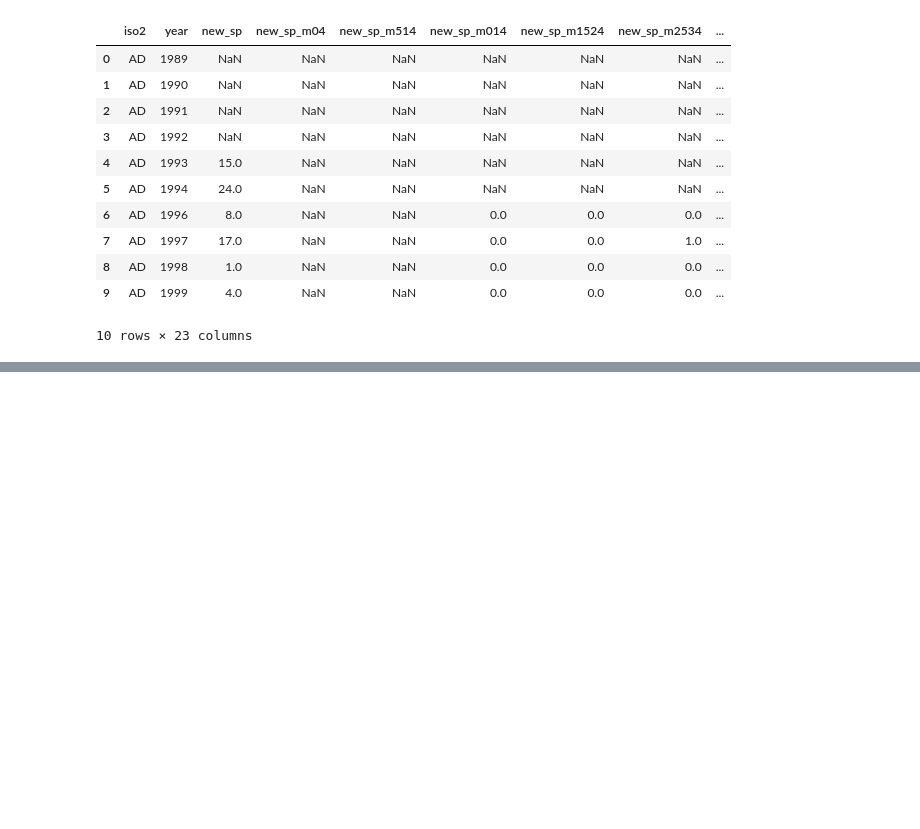
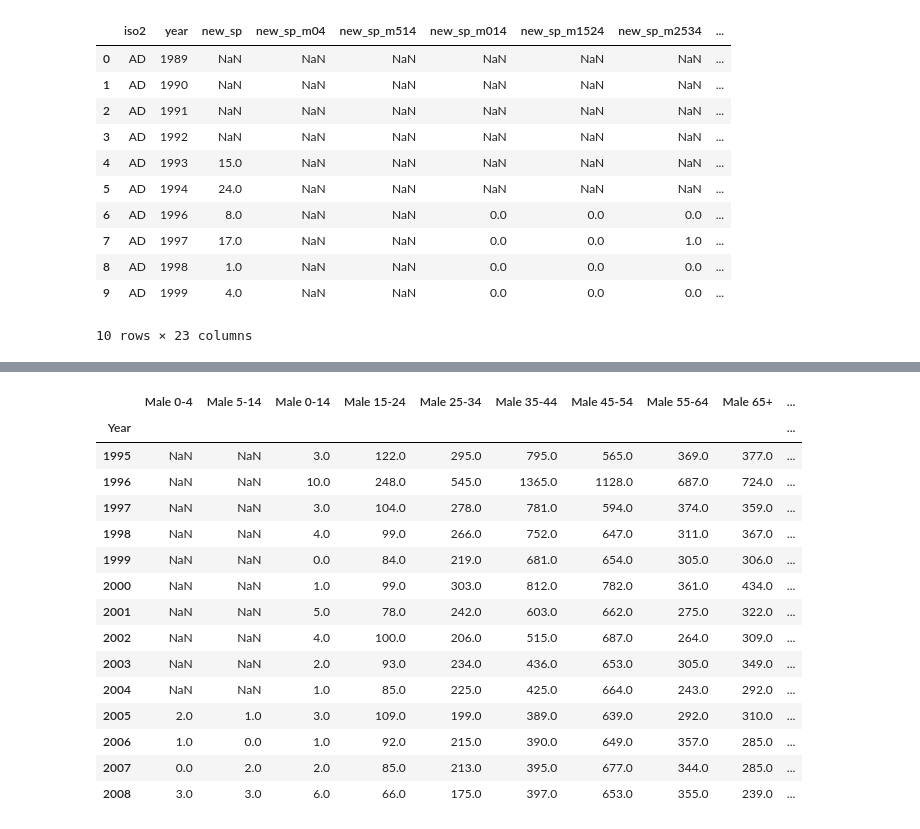
Before and after one commit to abcinpg123/ABD-Jakub-Prokop, a Jupyter notebook: lab2/Command files/lab2.ipynb, the cells around one changed output, grey strips where cells are left out. Saved outputs shown, nothing was run; the diff lists cells and outputs as text; code cells hidden in the pictures; blank space fills up the shorter version.

Commit message:
Poprawiona struktura folderów. Dodana implementacja przetwarzania danych lab2.ipynb oraz pliki readme, DataAppendix, Meatdata Guide

```diff
--- a/lab2/Command files/lab2.ipynb
+++ b/lab2/Command files/lab2.ipynb
@@ -2,11 +2,10 @@
 # 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
 
 import pandas as pd
+import os
 
-tb = pd.read_csv("../Original data/tb.csv")
+tb = pd.read_csv("../Analysis data/tb.csv")
 
-cols = list(tb.columns)
-# tb = tb.dropna(axis=1, how='all', subset=cols[2:])
 tb.head(10)
 # %% [output]
 |  | iso2 | year | new_sp | new_sp_m04 | new_sp_m514 | new_sp_m014 | new_sp_m1524 | new_sp_m2534 | ... |
@@ -21,3 +20,9 @@ tb.head(10)
 | 8 | AD | 1998 | 1.0 | NaN | NaN | 0.0 | 0.0 | 0.0 | ... |
 | 9 | AD | 1999 | 4.0 | NaN | NaN | 0.0 | 0.0 | 0.0 | ... |
 10 rows × 23 columns
+# %%
+tb = tb.drop(['new_sp'], axis=1) # usunięcie kolumny 'new_sp' - nie do końca wiadomo co ona zawiera, być może wszystkie przypadki?
+cols = list(tb.columns)
+
+tb = tb.dropna(axis=0, how='all', subset=cols[2:]) # usunięcie wierszy zawiarających jedynie wartości NaN w kolumnach innych niż "iso2" i "year"
+tb.head(10000)
@@ -24,6 +43,8 @@ tb.head(10)
 # %%
-new_cols = []
-for col in tb.columns[3:]:
+# zmiana nazw kolumn na bardziej czytelne
+
+new_cols = ["Country", "Year"]
+for col in tb.columns[2:]:
     string = col.split('_')[2]
     sex = ""
     age = ""
@@ -49,12 +70,7 @@ for col in tb.columns[3:]:
 # print(new_cols)
 # print(cols)
 
-transform_cols = {}
-for i in range(len(new_cols)):
-    transform_cols[cols[i+3]] = new_cols[i]
-
-print(transform_cols)
-tb = tb.rename(columns=new_cols)
+tb.columns = new_cols
 
 tb.head(10)
 # %% [output]
@@ -62,0 +89,9 @@ TypeError: 'list' object is not callable
+# %%
+# przeniesienie danych z każdego kraju do osobnej tabeli; stworzenie słownika w formacie { Kraj(iso) : tabela }
+
+data_dict = {}
+
+for iso in pd.unique(tb.Country):
+    data_dict[iso] = tb.set_index('Country').filter(like=str(iso), axis=0).set_index('Year')
+
+data_dict['PL'].head()
@@ -62,0 +106,25 @@ TypeError: 'list' object is not callable
+# %%
+# usunięcie z tabel kolumn zawierających wyłącznie brakujące dane (wartości NaN)
+
+for iso, table in data_dict.items():
+    table.dropna(axis=1, how='all', inplace=True)
+    data_dict[iso] = table
+
+data_dict['PL'].head(100)
+# %% [output]
+|  | Male 0-4 | Male 5-14 | Male 0-14 | Male 15-24 | Male 25-34 | Male 35-44 | Male 45-54 | Male 55-64 | Male 65+ | ... |
+| Year |  |  |  |  |  |  |  |  |  | ... |
+| 1995 | NaN | NaN | 3.0 | 122.0 | 295.0 | 795.0 | 565.0 | 369.0 | 377.0 | ... |
+| 1996 | NaN | NaN | 10.0 | 248.0 | 545.0 | 1365.0 | 1128.0 | 687.0 | 724.0 | ... |
+| 1997 | NaN | NaN | 3.0 | 104.0 | 278.0 | 781.0 | 594.0 | 374.0 | 359.0 | ... |
+| 1998 | NaN | NaN | 4.0 | 99.0 | 266.0 | 752.0 | 647.0 | 311.0 | 367.0 | ... |
+| 1999 | NaN | NaN | 0.0 | 84.0 | 219.0 | 681.0 | 654.0 | 305.0 | 306.0 | ... |
+| 2000 | NaN | NaN | 1.0 | 99.0 | 303.0 | 812.0 | 782.0 | 361.0 | 434.0 | ... |
+| 2001 | NaN | NaN | 5.0 | 78.0 | 242.0 | 603.0 | 662.0 | 275.0 | 322.0 | ... |
+| 2002 | NaN | NaN | 4.0 | 100.0 | 206.0 | 515.0 | 687.0 | 264.0 | 309.0 | ... |
+| 2003 | NaN | NaN | 2.0 | 93.0 | 234.0 | 436.0 | 653.0 | 305.0 | 349.0 | ... |
+| 2004 | NaN | NaN | 1.0 | 85.0 | 225.0 | 425.0 | 664.0 | 243.0 | 292.0 | ... |
+| 2005 | 2.0 | 1.0 | 3.0 | 109.0 | 199.0 | 389.0 | 639.0 | 292.0 | 310.0 | ... |
+| 2006 | 1.0 | 0.0 | 1.0 | 92.0 | 215.0 | 390.0 | 649.0 | 357.0 | 285.0 | ... |
+| 2007 | 0.0 | 2.0 | 2.0 | 85.0 | 213.0 | 395.0 | 677.0 | 344.0 | 285.0 | ... |
+| 2008 | 3.0 | 3.0 | 6.0 | 66.0 | 175.0 | 397.0 | 653.0 | 355.0 | 239.0 | ... |
```
Also changed, not shown: parts of 4 cells of this notebook, 6 other files.
